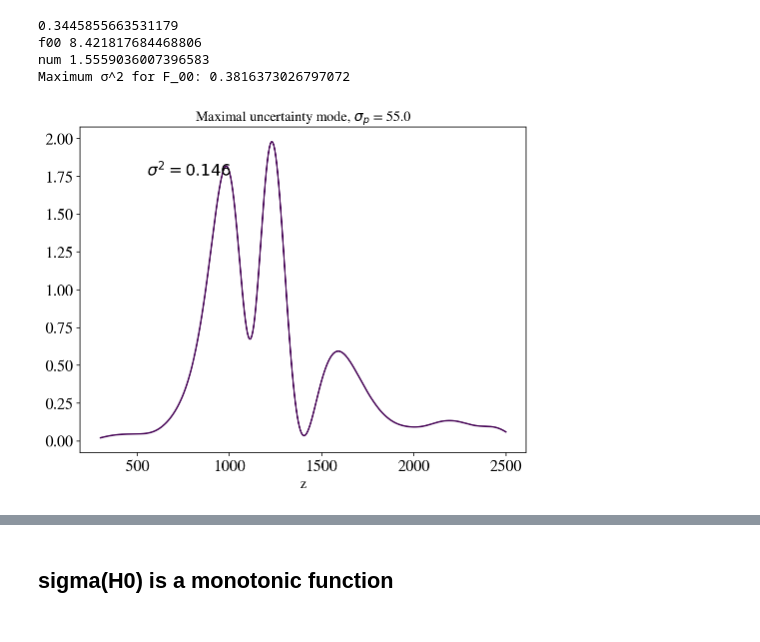
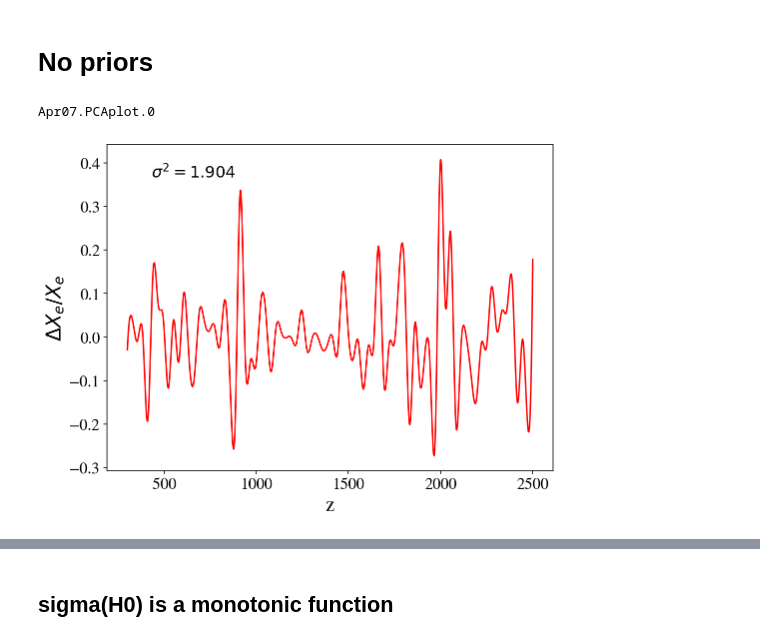
Before and after one commit to gplynch619/recombination, a Jupyter notebook: notebooks/H0Mode.ipynb, the cells around one changed output, grey strips where cells are left out. Drawn from its saved outputs; the diff is of its cells as text; code cells hidden in the pictures.

Commit message:
major update consolidating notebooks and introducing class to compute recombination history

```diff
--- a/notebooks/H0Mode.ipynb
+++ b/notebooks/H0Mode.ipynb
@@ -388,45 +24,58 @@ plt.show()
+# %% [markdown]
+# No priors
 # %%
+basedir = "/Users/gabe/projects/recombination/data"
+
+key = "PCAplot"
+all_data={}
+for filename in os.listdir(basedir):
+    if(key in filename):
+        all_data[filename] =  RunData.RunData(os.path.join(basedir, filename))
+
+for key in all_data.keys():
+    print(key)
+
+data = all_data["Apr07.PCAplot.0"]
+
+fsize=20
+
+Fisher = data.Fisher.copy()
+
+divider = 5
+
+standard_block = Fisher[:divider, :divider]
+cross_block = Fisher[:divider, divider:]
+perturbation_block = Fisher[divider:, divider:]
+
+marginalized = perturbation_block - np.einsum("ai,ij,jk->ak", cross_block.T, np.linalg.inv(standard_block), cross_block)
+
 H0_row = marginalized[0,1:]
 block = marginalized[1:,1:]
 binv = np.linalg.inv(block)
 
 mode = np.einsum("i,ij->j", H0_row, binv)
 
 F_00 = marginalized[0,0]
-print(np.sqrt(1/F_00))
 num = np.einsum("a,ab,b", H0_row, binv, H0_row)
-print("f00 {}".format(F_00))
-print("num {}".format(num))
-sig2 = num/(F_00*num - num**2)
-print("Maximum σ^2 for F_00: {}".format(np.sqrt(sig2)))
+sig2 = 1./(F_00-num)
 
-gaussian = lambda z, mu, sig, scal : scal*(1./np.sqrt(2*np.pi*sig*sig))*np.exp(-0.5*((z-mu)/sig)**2)
+norm = np.abs(np.einsum("i,ij,j", mode.T, binv, mode)) ##normalizing the uncertainty to be unit
+norm = np.abs(np.einsum("i,i", mode.T, mode)) ##normalizing the uncertainty to be unit
+mode*=1./np.sqrt(norm)
 
-points=[]
-for i,z in enumerate(z_of_pert):
-    points.append(gaussian(z, z, width, mode[i]))
-
-points=np.array(mode)
-
-norm = np.abs(np.einsum("i,ij,j", points.T, binv, points)) ##normalizing the uncertainty to be unit
-#norm = np.abs(np.einsum("i,i", points.T, points)) ##normalizing the uncertainty to be unit
-#norm=eigenval
-points*=1./np.sqrt(norm)
-
-fun = scipy.interpolate.CubicSpline(z_of_pert, points)
-zs = np.linspace(zmin_pert, zmax_pert, 10000)
+fun = scipy.interpolate.CubicSpline(data.pivots, mode)
+zs = np.linspace(data.zmin, data.zmax, 10000)
 
 fig,ax=plt.subplots()
-ax.plot(zs, fun(zs))
-#ax.plot(z_of_pert, points)
-#ax.plot(z_of_pert, points1)
-ax.set_title(r"Maximal uncertainty mode, $\sigma_p$ = {:.1f}".format(sig_prior), fontsize=14)
-ax.set_xlabel("z", fontsize=14)
-ax.text(0.15, 0.85, "$\sigma^2 = {:.3f}$".format(sig2), transform=ax.transAxes)
-plt.savefig("../results/H0_mode_80b.pdf", dpi=300)
+ax.plot(zs, fun(zs), color='r')
+
+ax.set_xlabel("z", fontsize=fsize)
+ax.set_ylabel("$\Delta X_e/X_e$", fontsize=fsize)
+
+ax.text(0.1, 0.9, "$\sigma^2 = {:.3f}$".format(sig2), transform=ax.transAxes)
+
+fun_np = fun
+#plt.savefig("../results/H0_mode_no_prior_talk.png", dpi=300, bbox_inches='tight')
 # %% [output]
-0.3445855663531179
-f00 8.421817684468806
-num 1.5559036007396583
-Maximum σ^2 for F_00: 0.3816373026797072
+Apr07.PCAplot.0
-[figure, old version]
+[figure, new version]
```
Also changed, not shown: parts of 18 cells of this notebook, 12 other files.
